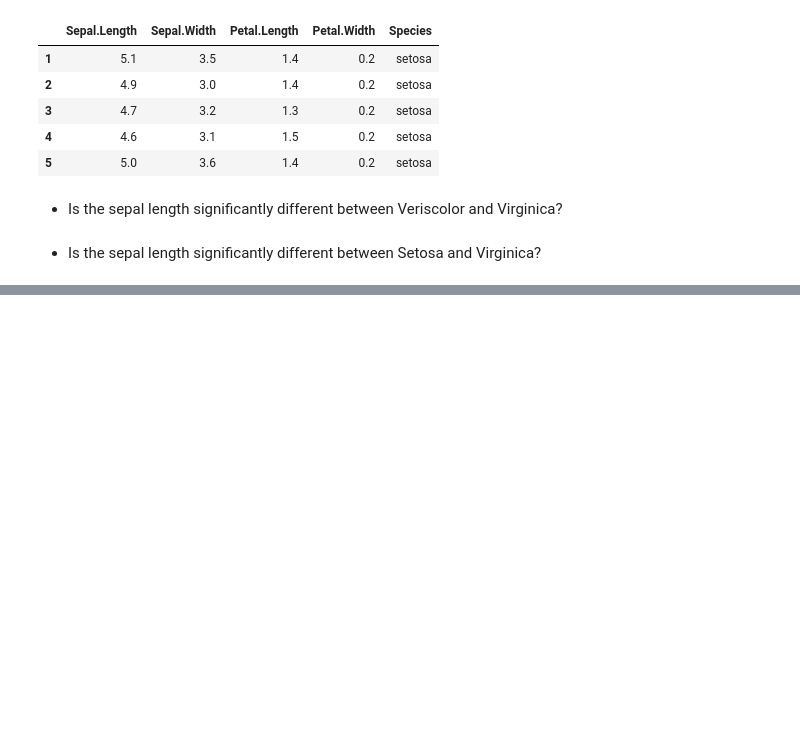
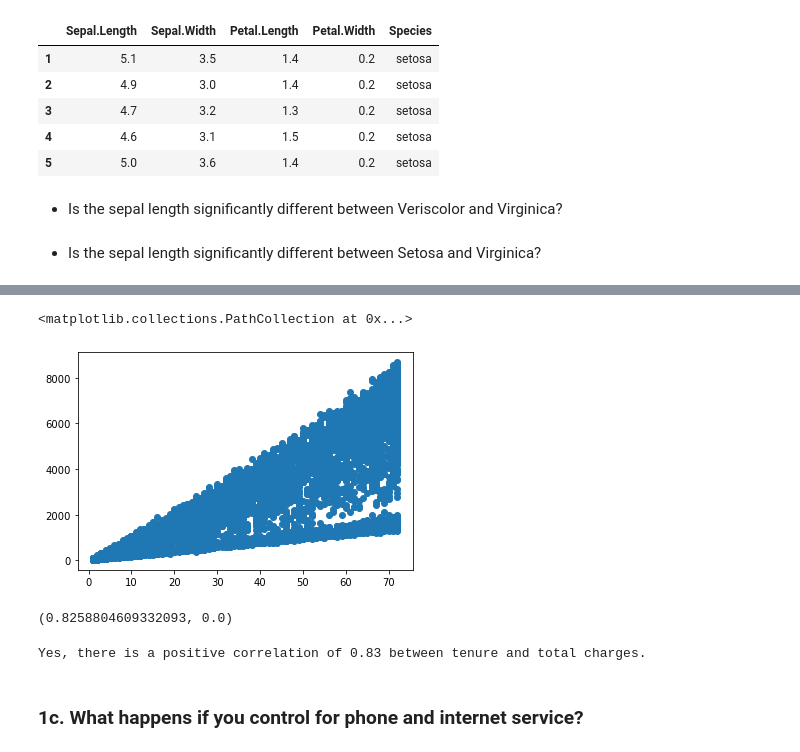
Before and after one commit to o0amandagomez0o/statistics-exercises, a Jupyter notebook: hypothesis_testing.ipynb, the cells around one changed output, grey strips where cells are left out. Drawn from its saved outputs; the diff is of its cells as text; code cells hidden in the pictures; blank space fills up the shorter version.

```diff
--- a/hypothesis_testing.ipynb
+++ b/hypothesis_testing.ipynb
@@ -412,0 +459,3 @@ iris.head()
+# %%
+telco = telco.dropna()
+telco.count()
@@ -412,0 +510,19 @@ iris.head()
+# %%
+x1 = telco.tenure
+y1 = telco.TotalCharges
+# %%
+plt.scatter(x1, y1)
+# %% [output]
+<matplotlib.collections.PathCollection at 0x...>
+[figure, added]
+# %%
+corr, p = stats.pearsonr(x1, y1)
+corr, p
+# %% [output]
+(0.8258804609332093, 0.0)
+# %%
+print(f"Yes, there is a positive correlation of {round(corr, 2)} between tenure and total charges.")
+# %% [output]
+Yes, there is a positive correlation of 0.83 between tenure and total charges.
+# %% [markdown]
+### 1c. What happens if you control for phone and internet service?
```
Also changed, not shown: parts of 19 cells of this notebook.
